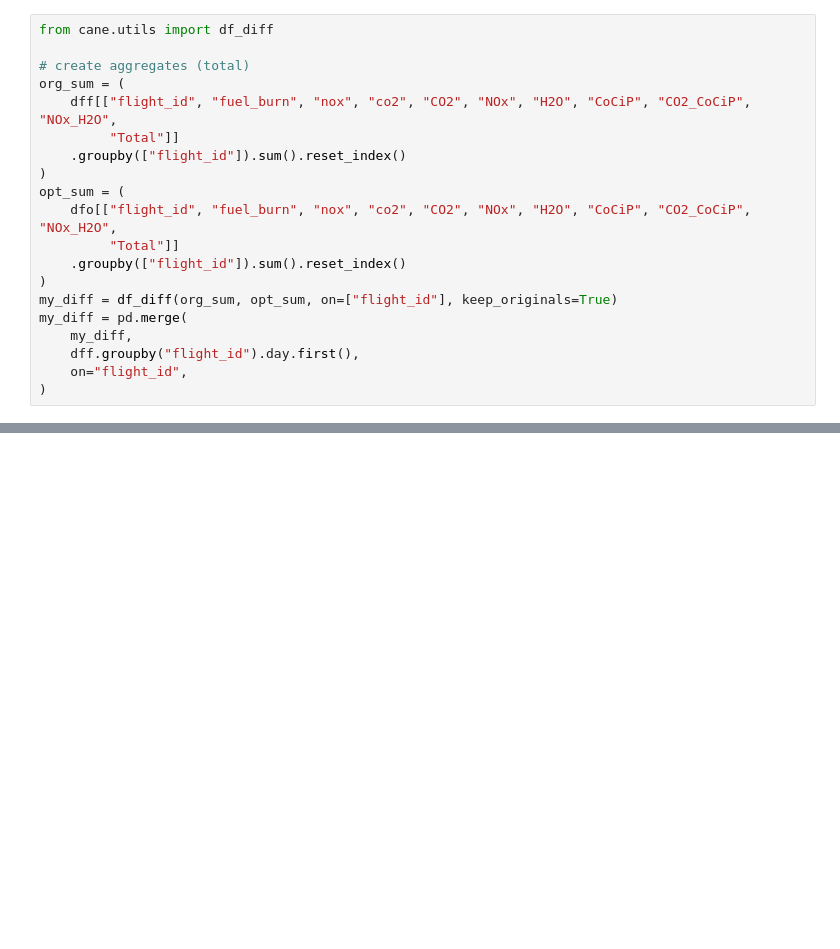
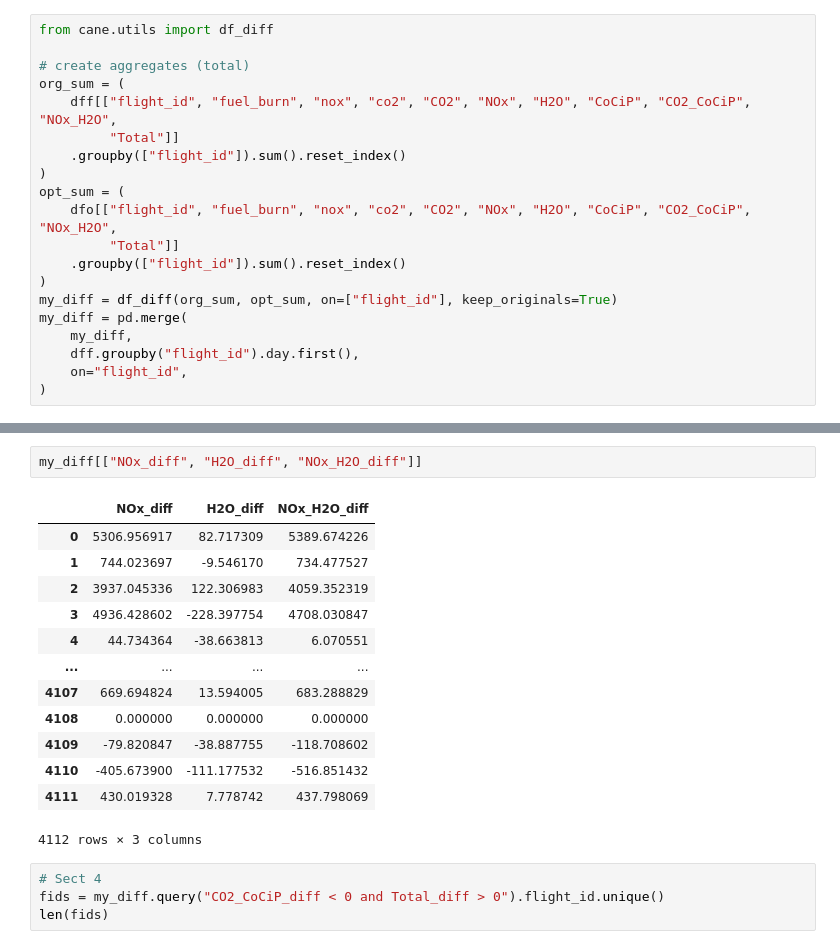
Before and after one commit to HeatherAn/jecats-paper-climate-mitigation, a Jupyter notebook: notebooks/figure-07.ipynb, the cells around one changed output, grey strips where cells are left out. Cells and saved outputs as stored; diff of their text form; blank space fills up the shorter version.

```diff
--- a/notebooks/figure-07.ipynb
+++ b/notebooks/figure-07.ipynb
@@ -180,0 +87,20 @@ plt.savefig("./figures/fig07a.png", dpi=300, bbox_inches="tight")
+# %%
+my_diff[["NOx_diff", "H2O_diff", "NOx_H2O_diff"]]
+# %% [output]
+|  | NOx_diff | H2O_diff | NOx_H2O_diff |
+| 0 | 5306.956917 | 82.717309 | 5389.674226 |
+| 1 | 744.023697 | -9.546170 | 734.477527 |
+| 2 | 3937.045336 | 122.306983 | 4059.352319 |
+| 3 | 4936.428602 | -228.397754 | 4708.030847 |
+| 4 | 44.734364 | -38.663813 | 6.070551 |
+| ... | ... | ... | ... |
+| 4107 | 669.694824 | 13.594005 | 683.288829 |
+| 4108 | 0.000000 | 0.000000 | 0.000000 |
+| 4109 | -79.820847 | -38.887755 | -118.708602 |
+| 4110 | -405.673900 | -111.177532 | -516.851432 |
+| 4111 | 430.019328 | 7.778742 | 437.798069 |
+4112 rows × 3 columns
+# %%
+# Sect 4
+fids = my_diff.query("CO2_CoCiP_diff < 0 and Total_diff > 0").flight_id.unique()
+len(fids)
```
Also changed, not shown: parts of 6 cells of this notebook, 11 other files.
